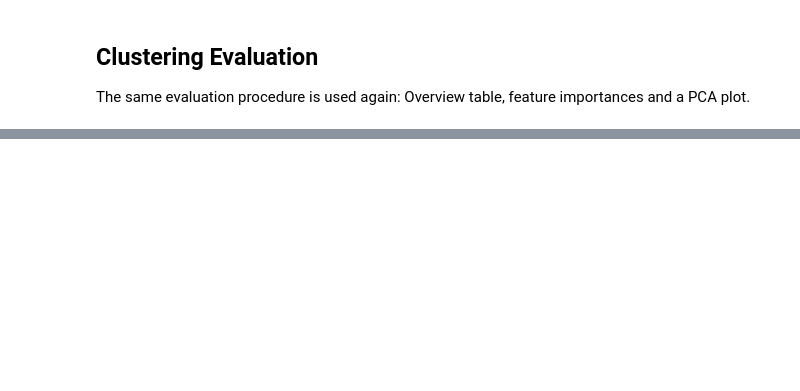
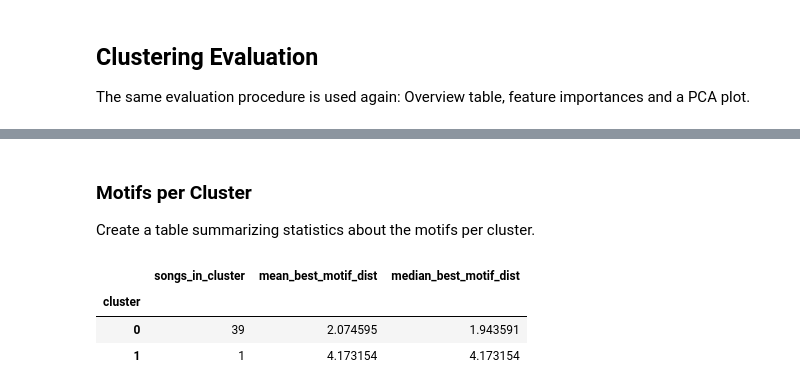
Before and after one commit to jaanisfehling/italian-rap-songs, a Jupyter notebook: timeseries/timerseries.ipynb, the cells around one changed output, grey strips where cells are left out. Drawn from its saved outputs; the diff is of its cells as text; code cells hidden in the pictures; blank space fills up the shorter version.

```diff
--- a/timeseries/timerseries.ipynb
+++ b/timeseries/timerseries.ipynb
@@ -458,0 +568,23 @@ Total explained variance: 50.72%
+# %% [markdown]
+### Motifs per Cluster
+Create a table summarizing statistics about the motifs per cluster.
+# %%
+cluster_summary = (
+    motif_df.sort_values("motif_dist")
+    .groupby(["cluster", "song_idx"], as_index=False)
+    .first()
+    .groupby("cluster")
+    .agg(
+        songs_in_cluster=("song_idx", "nunique"),
+        mean_best_motif_dist=("motif_dist", "mean"),
+        median_best_motif_dist=("motif_dist", "median"),
+    )
+    .sort_values("mean_best_motif_dist")
+)
+
+cluster_summary
+# %% [output]
+|  | songs_in_cluster | mean_best_motif_dist | median_best_motif_dist |
+| cluster |  |  |  |
+| 0 | 39 | 2.074595 | 1.943591 |
+| 1 | 1 | 4.173154 | 4.173154 |
```
Also changed, not shown: parts of 21 cells of this notebook.
